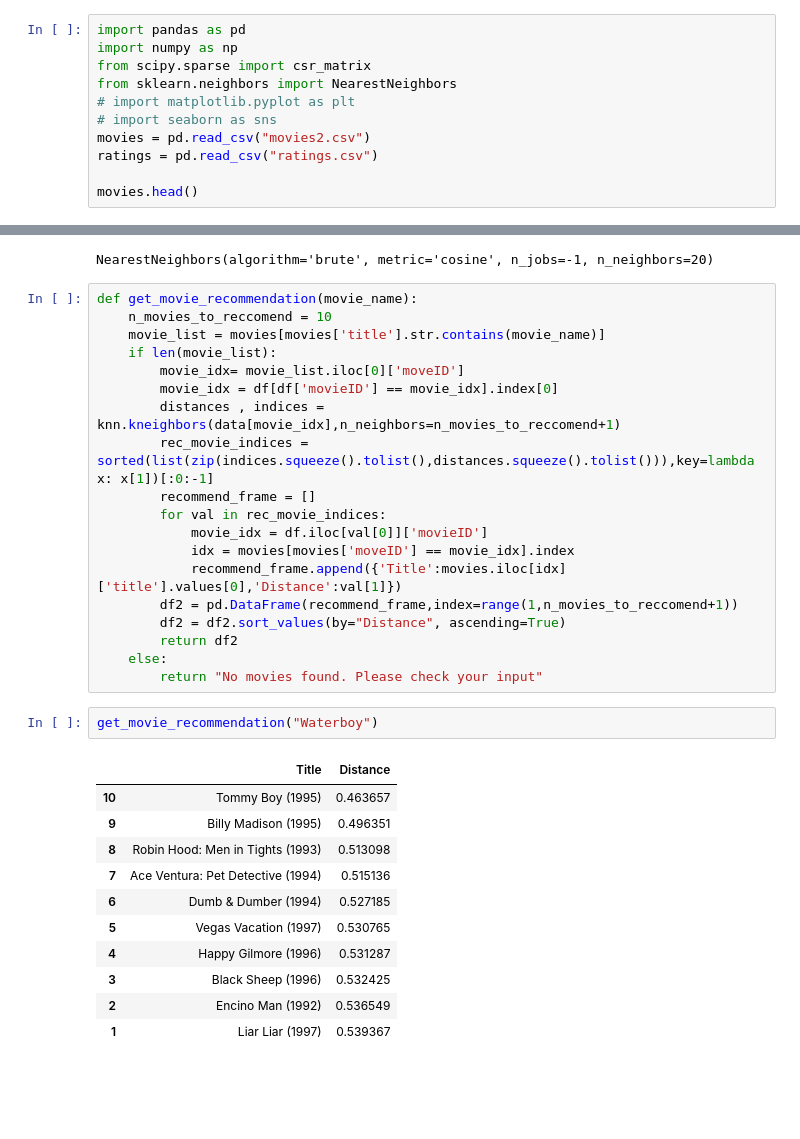
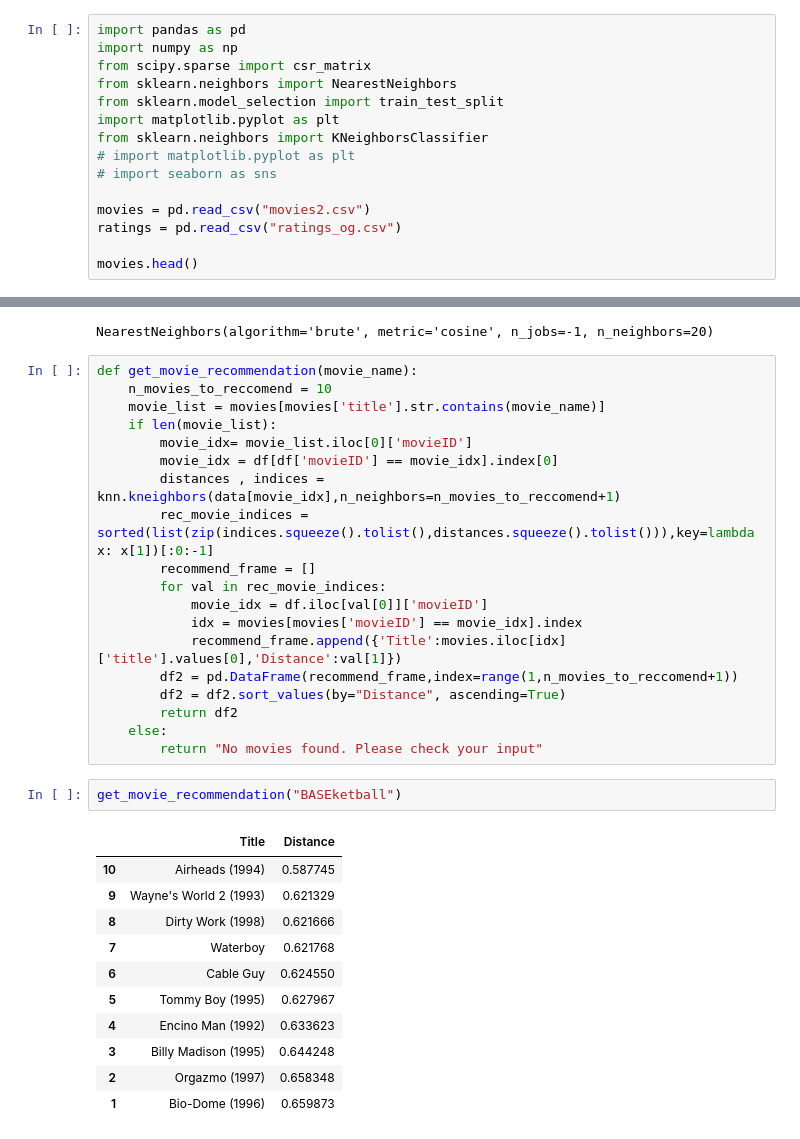
Before and after one commit to jeffdavidson343/movie_reccomendation_project, a Jupyter notebook: recomendation.ipynb, the cells around one changed output, grey strips where cells are left out. Cells and saved outputs as stored; diff of their text form; blank space fills up the shorter version.

```diff
--- a/recomendation.ipynb
+++ b/recomendation.ipynb
@@ -3,10 +3,14 @@ import pandas as pd
 import numpy as np
 from scipy.sparse import csr_matrix
 from sklearn.neighbors import NearestNeighbors
+from sklearn.model_selection import train_test_split
+import matplotlib.pyplot as plt
+from sklearn.neighbors import KNeighborsClassifier
 # import matplotlib.pyplot as plt
 # import seaborn as sns
+
 movies = pd.read_csv("movies2.csv")
-ratings = pd.read_csv("ratings.csv")
+ratings = pd.read_csv("ratings_og.csv")
 
 movies.head()
 # %% [output]
@@ -153,14 +157,14 @@ def get_movie_recommendation(movie_name):
     n_movies_to_reccomend = 10
     movie_list = movies[movies['title'].str.contains(movie_name)]
     if len(movie_list):
-        movie_idx= movie_list.iloc[0]['moveID']
+        movie_idx= movie_list.iloc[0]['movieID']
         movie_idx = df[df['movieID'] == movie_idx].index[0]
         distances , indices = knn.kneighbors(data[movie_idx],n_neighbors=n_movies_to_reccomend+1)
         rec_movie_indices = sorted(list(zip(indices.squeeze().tolist(),distances.squeeze().tolist())),key=lambda x: x[1])[:0:-1]
         recommend_frame = []
         for val in rec_movie_indices:
             movie_idx = df.iloc[val[0]]['movieID']
-            idx = movies[movies['moveID'] == movie_idx].index
+            idx = movies[movies['movieID'] == movie_idx].index
             recommend_frame.append({'Title':movies.iloc[idx]['title'].values[0],'Distance':val[1]})
         df2 = pd.DataFrame(recommend_frame,index=range(1,n_movies_to_reccomend+1))
         df2 = df2.sort_values(by="Distance", ascending=True)
@@ -168,16 +172,16 @@ def get_movie_recommendation(movie_name):
     else:
         return "No movies found. Please check your input"
 # %%
-get_movie_recommendation("Waterboy")
+get_movie_recommendation("BASEketball")
 # %% [output]
 |  | Title | Distance |
-| 10 | Tommy Boy (1995) | 0.463657 |
-| 9 | Billy Madison (1995) | 0.496351 |
-| 8 | Robin Hood: Men in Tights (1993) | 0.513098 |
-| 7 | Ace Ventura: Pet Detective (1994) | 0.515136 |
-| 6 | Dumb & Dumber (1994) | 0.527185 |
-| 5 | Vegas Vacation (1997) | 0.530765 |
-| 4 | Happy Gilmore (1996) | 0.531287 |
-| 3 | Black Sheep (1996) | 0.532425 |
-| 2 | Encino Man (1992) | 0.536549 |
-| 1 | Liar Liar (1997) | 0.539367 |
+| 10 | Airheads (1994) | 0.587745 |
+| 9 | Wayne's World 2 (1993) | 0.621329 |
+| 8 | Dirty Work (1998) | 0.621666 |
+| 7 | Waterboy | 0.621768 |
+| 6 | Cable Guy | 0.624550 |
+| 5 | Tommy Boy (1995) | 0.627967 |
+| 4 | Encino Man (1992) | 0.633623 |
+| 3 | Billy Madison (1995) | 0.644248 |
+| 2 | Orgazmo (1997) | 0.658348 |
+| 1 | Bio-Dome (1996) | 0.659873 |
```
Also changed, not shown: parts of 1 cell of this notebook, 1 other file.
